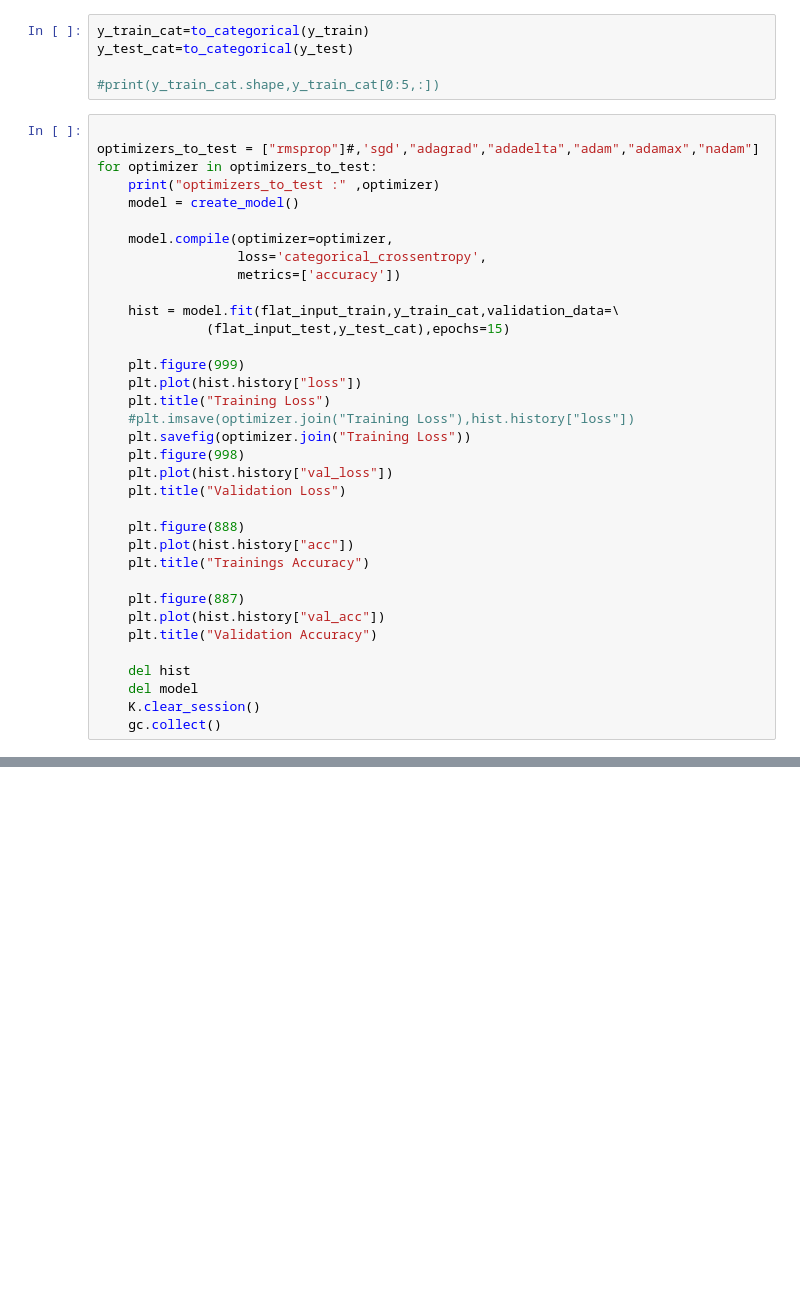
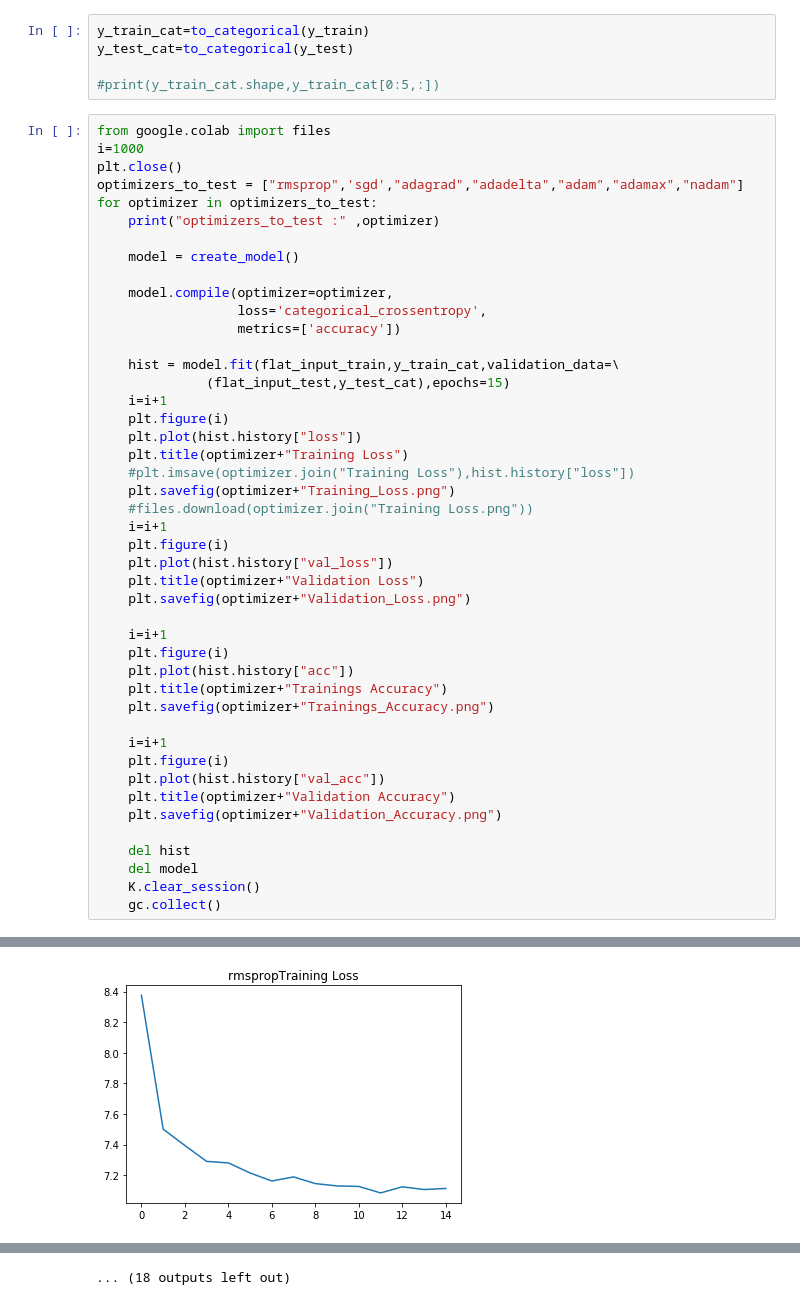
Before and after one commit to majd1988shahin/DLM, a Jupyter notebook: L04/MNIST.ipynb, the cells around one changed output, grey strips where cells are left out. Drawn from its saved outputs; the diff is of its cells as text; blank space fills up the shorter version.

```diff
--- a/L04/MNIST.ipynb
+++ b/L04/MNIST.ipynb
@@ -117,10 +111,13 @@ y_test_cat=to_categorical(y_test)
 
 #print(y_train_cat.shape,y_train_cat[0:5,:])
 # %%
-
-optimizers_to_test = ["rmsprop"]#,'sgd',"adagrad","adadelta","adam","adamax","nadam"]
+from google.colab import files
+i=1000
+plt.close()
+optimizers_to_test = ["rmsprop",'sgd',"adagrad","adadelta","adam","adamax","nadam"]
 for optimizer in optimizers_to_test:
     print("optimizers_to_test :" ,optimizer)
+
     model = create_model()
 
     model.compile(optimizer=optimizer,
@@ -129,25 +126,33 @@ for optimizer in optimizers_to_test:
 
     hist = model.fit(flat_input_train,y_train_cat,validation_data=\
               (flat_input_test,y_test_cat),epochs=15)
+    i=i+1
+    plt.figure(i)
+    plt.plot(hist.history["loss"])
+    plt.title(optimizer+"Training Loss")
+    #plt.imsave(optimizer.join("Training Loss"),hist.history["loss"])
+    plt.savefig(optimizer+"Training_Loss.png")
+    #files.download(optimizer.join("Training Loss.png"))
+    i=i+1
+    plt.figure(i)
+    plt.plot(hist.history["val_loss"])
+    plt.title(optimizer+"Validation Loss")
+    plt.savefig(optimizer+"Validation_Loss.png")
 
-    plt.figure(999)
-    plt.plot(hist.history["loss"])
-    plt.title("Training Loss")
-    #plt.imsave(optimizer.join("Training Loss"),hist.history["loss"])
-    plt.savefig(optimizer.join("Training Loss"))
-    plt.figure(998)
-    plt.plot(hist.history["val_loss"])
-    plt.title("Validation Loss")
+    i=i+1
+    plt.figure(i)
+    plt.plot(hist.history["acc"])
+    plt.title(optimizer+"Trainings Accuracy")
+    plt.savefig(optimizer+"Trainings_Accuracy.png")
 
-    plt.figure(888)
-    plt.plot(hist.history["acc"])
-    plt.title("Trainings Accuracy")
-
-    plt.figure(887)
+    i=i+1
+    plt.figure(i)
     plt.plot(hist.history["val_acc"])
-    plt.title("Validation Accuracy")
+    plt.title(optimizer+"Validation Accuracy")
+    plt.savefig(optimizer+"Validation_Accuracy.png")
 
     del hist
     del model
     K.clear_session()
     gc.collect()
+# %% [output]
@@ -153,0 +193 @@ for optimizer in optimizers_to_test:
+[figure, added]
@@ -153,0 +203 @@ for optimizer in optimizers_to_test:
+... (18 outputs left out)
```
Also changed, not shown: parts of 6 cells of this notebook.
